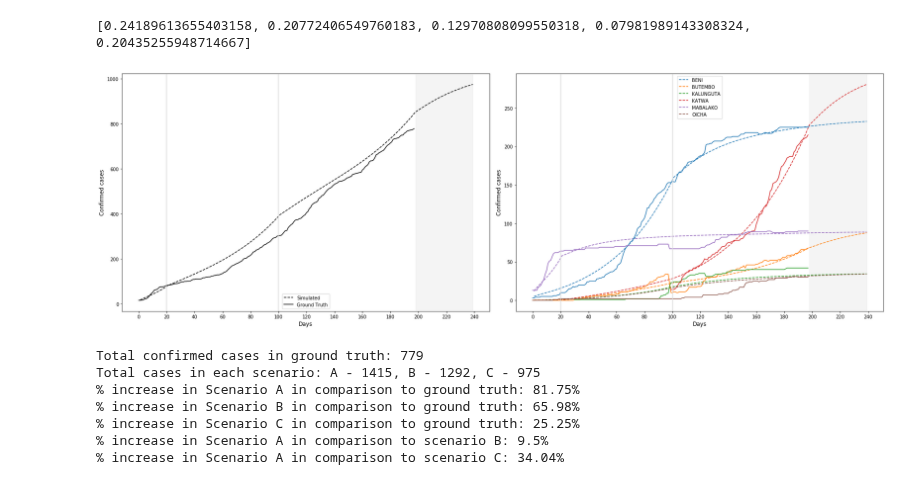
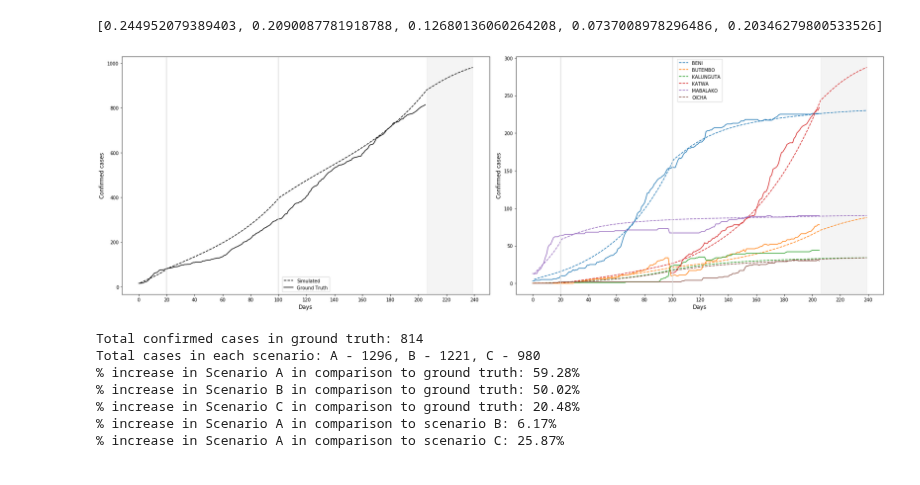
Before and after one commit to NSSAC/DRC_Ebola_2018, a Jupyter notebook: notebooks/calib_checkpointing.ipynb, the cells around one changed output. Saved outputs shown, nothing was run; the diff lists cells and outputs as text; code cells hidden in the pictures.

Commit message:
updating with Feb 26 ground truth

```diff
--- a/notebooks/calib_checkpointing.ipynb
+++ b/notebooks/calib_checkpointing.ipynb
@@ -49,7 +49,7 @@ def prep_param_file(x):
         param_df[param_df.stage==s][['id','beta','alpha','gamma']].to_csv('../data/patchsim/calib_cps/param_stage{}.txt'.format(s),sep=' ',index=None)
     return
 # %%
-gt = pd.read_csv('../data/Ebola_Updated_Feb18.csv', delimiter='\t')
+gt = pd.read_csv('../data/Ebola_Updated_Feb26.csv', delimiter='\t')
 gt['Date'] = gt.date.apply(lambda x: datetime.strptime(str(x),'%Y%m%d'))
 gt['Ob_Day'] = gt.Date.apply(lambda x : (x - datetime.strptime('20180805','%Y%m%d')).days)
 gt = gt[gt.Date>=datetime.strptime('20180805','%Y%m%d')] ## Starting on August 5th, the first non-NaN value
@@ -126,10 +126,13 @@ pbar.close()
 print(x_opt)
 particles_df.to_csv('../outputs/cp_particles.csv')
 # %% [output]
-[0.24189613655403158, 0.20772406549760183, 0.12970808099550318, 0.07981989143308324, 0.20435255948714667]
+[0.244952079389403, 0.2090087781918788, 0.12680136060264208, 0.0737008978296486, 0.20346279800533526]
 # %%
-# Optimal parameter from Feb 28th run
-x_opt = [0.24189613655403158, 0.20772406549760183, 0.12970808099550318, 0.07981989143308324, 0.20435255948714667]
+#Optimal parameter from Feb 28th run based on Feb 18th data
+# x_opt = [0.24189613655403158, 0.20772406549760183, 0.12970808099550318, 0.07981989143308324, 0.20435255948714667]
+
+# Optimal parameter from Feb 28th run based on Feb 26th data
+x_opt = [0.244952079389403, 0.2090087781918788, 0.12680136060264208, 0.0737008978296486, 0.20346279800533526]
 # %%
 out_dict = {}
 # %%
@@ -181,42 +184,40 @@ for t in cp_timings[:-1]:
 loc = plticker.MultipleLocator(base=20)
 axarr[0].xaxis.set_major_locator(loc)
 axarr[1].xaxis.set_major_locator(loc)
 
 axarr[0].set_xlabel('Days',fontsize=12)
 axarr[1].set_xlabel('Days',fontsize=12)
 
 axarr[0].set_ylabel('Confirmed cases',fontsize=12)
 axarr[1].set_ylabel('Confirmed cases',fontsize=12)
 
 if forecast:
 
-    axarr[0].axvspan(T,T+41,color='#dbdbdb',alpha=0.3)
-    axarr[1].axvspan(T,T+41,color='#dbdbdb',alpha=0.3)
+    axarr[0].axvspan(T,T+33,color='#dbdbdb',alpha=0.3)
+    axarr[1].axvspan(T,T+33,color='#dbdbdb',alpha=0.3)
 
     #plt.suptitle('Forecast Scenario {}'.format(scenario),fontsize=16)
     plt.tight_layout()
     plt.savefig('../plots/forecast_scenario_{}.png'.format(scenario),dpi=100)
 else:
     #plt.suptitle('Model calibration',fontsize=16)
     plt.tight_layout()
     plt.savefig('../plots/model_calibration.png',dpi=100)
 
 
 if forecast:
     out_df.index = out_df.index.str.replace('_',' ')
     out_wk = out_df.groupby((out_df.columns - 1)// 7, axis=1).sum()
     wk_range = out_wk.columns[:-1]
     out_wk = out_wk[wk_range]
 
-    out_wk['Last6'] = out_wk[wk_range[-6:]].sum(axis=1)
-    temp_df = out_wk.sort_values('Last6',ascending=False)[['Last6']]
-    temp_df['risk_index'] = temp_df.Last6/temp_df.Last6.sum()
+    out_wk['Last5'] = out_wk[wk_range[-5:]].sum(axis=1)
+    temp_df = out_wk.sort_values('Last5',ascending=False)[['Last5']]
+    temp_df['risk_index'] = temp_df.Last5/temp_df.Last5.sum()
     temp_df[['risk_index']].head(10).to_html('../plots/risk_table_{}.html'.format(scenario))
 # %% [output]
-[figure, old version]
+[figure, new version]
 # %%
-horizon = 30
-
 curve_a = out_dict['A'].sum().cumsum().values
 curve_b = out_dict['B'].sum().cumsum().values
 curve_c = out_dict['C'].sum().cumsum().values
@@ -237,13 +238,13 @@ print('% increase in Scenario C in comparison to ground truth: {}%'.format(round
 print('% increase in Scenario A in comparison to scenario B: {}%'.format(round((tot_a-tot_b)*100/tot_b,2)))
 print('% increase in Scenario A in comparison to scenario C: {}%'.format(round((tot_a-tot_c)*100/tot_b,2)))
 # %% [output]
-Total confirmed cases in ground truth: 779
-Total cases in each scenario: A - 1415, B - 1292, C - 975
-% increase in Scenario A in comparison to ground truth: 81.75%
-% increase in Scenario B in comparison to ground truth: 65.98%
-% increase in Scenario C in comparison to ground truth: 25.25%
-% increase in Scenario A in comparison to scenario B: 9.5%
-% increase in Scenario A in comparison to scenario C: 34.04%
+Total confirmed cases in ground truth: 814
+Total cases in each scenario: A - 1296, B - 1221, C - 980
+% increase in Scenario A in comparison to ground truth: 59.28%
+% increase in Scenario B in comparison to ground truth: 50.02%
+% increase in Scenario C in comparison to ground truth: 20.48%
+% increase in Scenario A in comparison to scenario B: 6.17%
+% increase in Scenario A in comparison to scenario C: 25.87%
 # %%
 for k in out_dict.keys():
     out_dict[k].to_csv('../outputs/forecast_2019feb28_sc{}.csv'.format(k))
```
Also changed, not shown: 23 other files.
